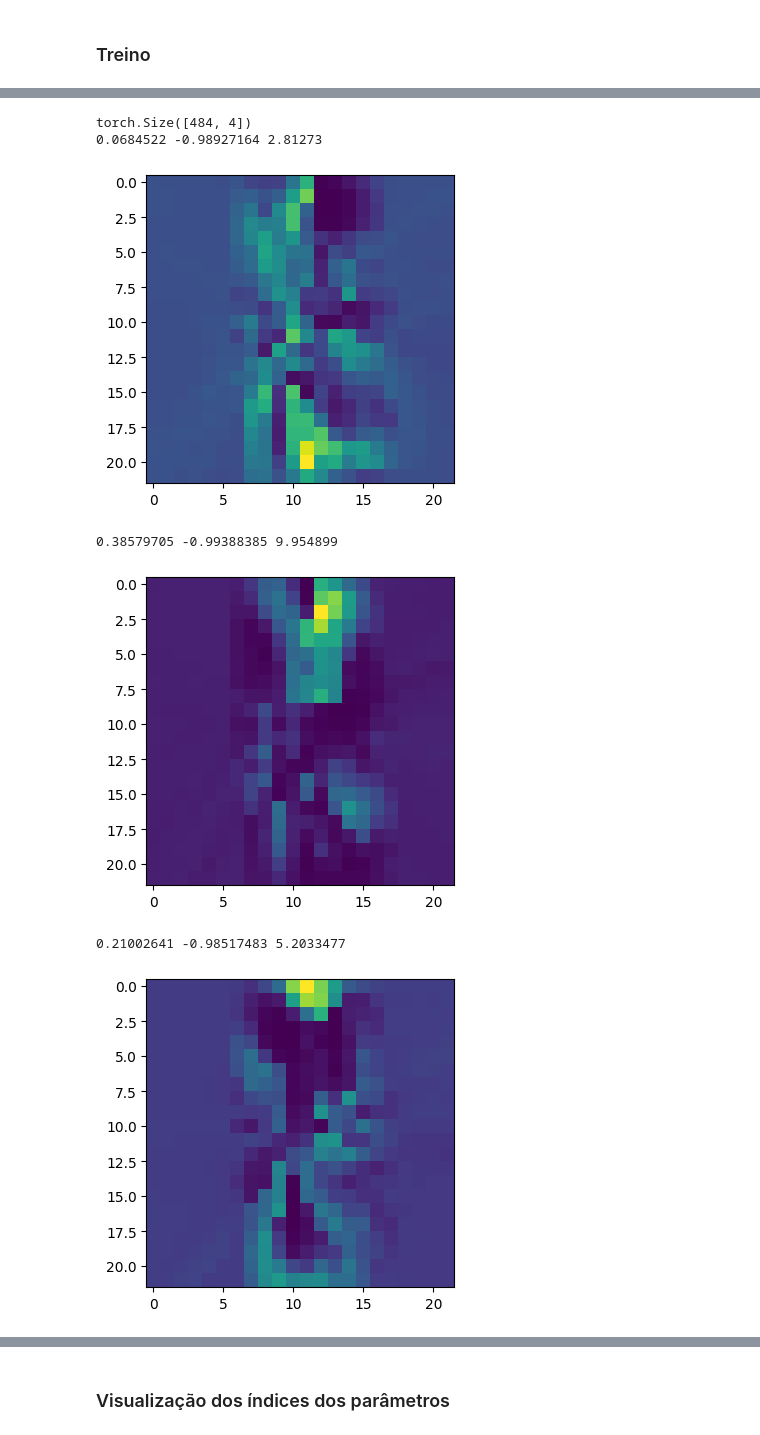
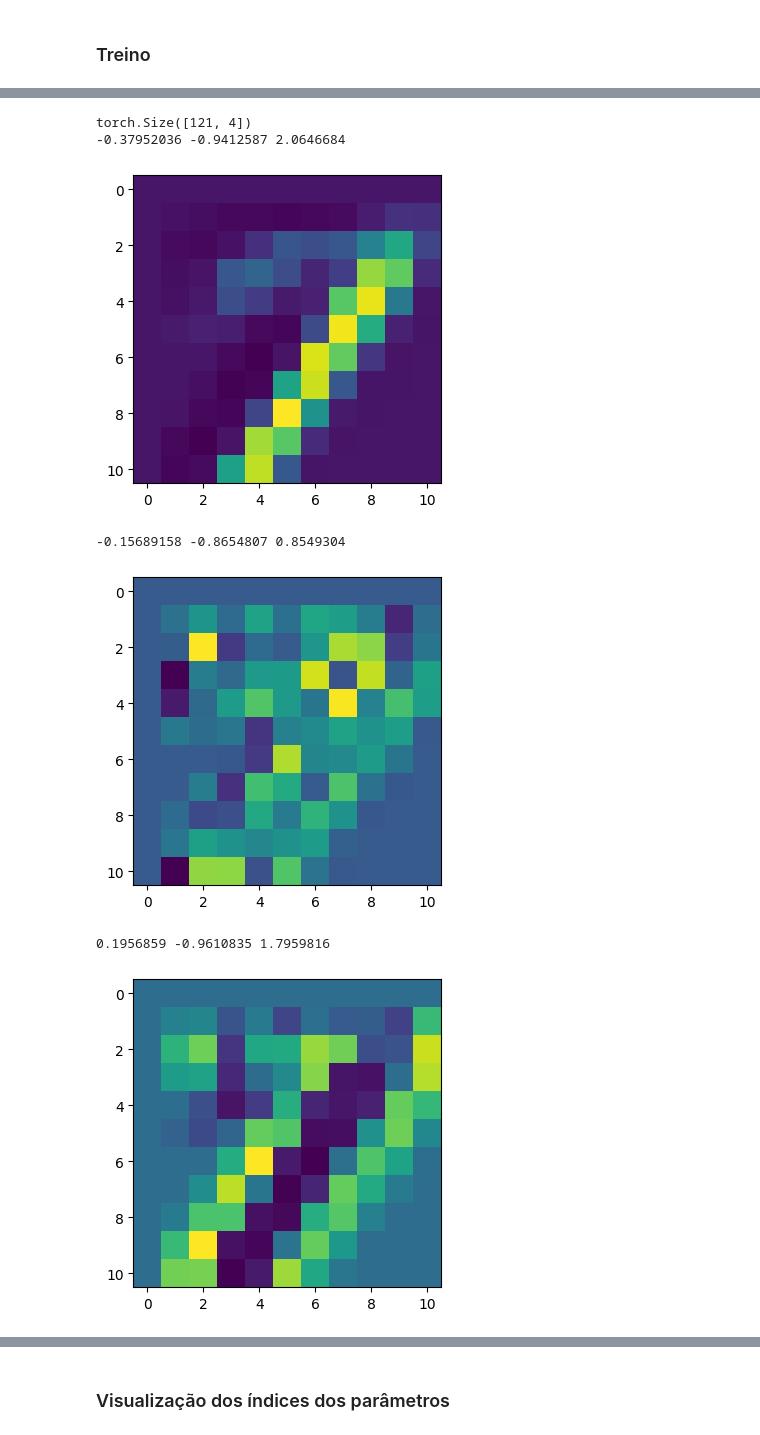
Before and after one commit to Ronnypetson/titanic, a Jupyter notebook: MNIST_Maromba.ipynb, the cells around one changed output, grey strips where cells are left out. Cells and saved outputs as stored; diff of their text form; code cells hidden in the pictures.

```diff
--- a/MNIST_Maromba.ipynb
+++ b/MNIST_Maromba.ipynb
@@ -684,11 +716,15 @@ class MTensor:
     ###
     onesa = torch.ones(self.idx.shape).to(self.idx.device)
     onesb = torch.ones(b.idx.shape).to(b.idx.device)
-    midx = norm_normalize(
-        norm_normalize(_nsbmd(aidx, onesb, aidx, bidx))
-        + norm_normalize(_nsbmd(onesa, bidx, aidx, bidx))
-    )
+    # midx = norm_normalize(
+    #     norm_normalize(_nsbmd(aidx, onesb, aidx, bidx))
+    #     + norm_normalize(_nsbmd(onesa, bidx, aidx, bidx))
+    # )
     # midx = norm_normalize(_nsbmd(aidx, bidx, aidx, bidx))
+    midx = (
+        _nsbmd(aidx, onesb, aidx, bidx)
+        + _nsbmd(onesa, bidx, aidx, bidx)
+    ) / 2.0
     # Pdb().set_trace()
     ###
     # midx = norm_normalize(
@@ -746,7 +782,10 @@ def idx2d(
   return idx
 
 class MModule(nn.Module):
-  def __init__(self, n_params=600, idx_dim=32, samples=32, sets=64, device="cpu"):
+  def __init__(
+      self, n_params=600, idx_dim=32, samples=32, sets=64, device="cpu",
+      probe_dim=None,
+      ):
     super().__init__()
     self.idx_dim = idx_dim
     self.samples = samples
@@ -762,7 +801,8 @@ class MModule(nn.Module):
     self.W_idx = nn.Parameter(_W_idx)
     self.MW = MTensor(self.W, self.W_idx)
     ###
-    self.probe = nn.Linear(484, 10).to(device) # 288, 400, 512
+    if probe_dim:
+      self.probe = nn.Linear(probe_dim, 10).to(device) # 288, 400, 512
     ###
     # self.activation = nn.ReLU()
     self.activation = nn.ELU()
@@ -1069,6 +1109,7 @@ if start_mode:
       samples=samples,
       sets=sets,
       device=device,
+      probe_dim=hidden_dim,
   )
   optimizer = Adam(model.parameters(), lr=1e-3) # 1e-2
 
@@ -1147,21 +1184,18 @@ imgs = [img.data.cpu().detach() for img in model.all_pools]
 # %%
 shapes = [
     (img_dim, img_dim, 1),
-    ((img_dim - 4) // 1, (img_dim - 4) // 1, 2),
-    (((img_dim - 4) // 1 - 2), ((img_dim - 4) // 1 - 2), 4),
-    (((img_dim - 4) // 1 - 4) // 2, ((img_dim - 4) // 1 - 4) // 2, 8),
+    ((img_dim - 2) // 2, (img_dim - 2) // 2, 2),
+    (((img_dim - 2) // 2 - 2) // 1, ((img_dim - 2) // 2 - 2) // 1, 4),
+    # (((img_dim - 4) // 1 - 4) // 2, ((img_dim - 4) // 1 - 4) // 2, 8),
     # ((img_dim - 4) // 2 - 2, (img_dim - 4) // 2 - 2, 4),
     # ((img_dim - 4) // 2 - 4, (img_dim - 4) // 2 - 4, 8),
 ]
 for idx, img in enumerate(imgs[:len(shapes)]):
-  img = img[0]
+  img = img[2]
   print(img.shape)
   img = img.reshape(*shapes[idx])
-  # img = img.permute(0, 2, 1)
-  # img = img.reshape(shapes[idx][0], -1)
   for ch in range(shapes[idx][2]):
     img_ = img[:, :, ch].numpy()
-    # plt.figure(figsize=(4 * shapes[idx][2], 4))
     plt.figure(figsize=(4, 4))
     print(img_.mean(), img_.min(), img_.max())
     plt.imshow(img_)
@@ -1178,7 +1212,7 @@ torch.Size([576, 2])
-torch.Size([484, 4])
-0.0684522 -0.98927164 2.81273
+torch.Size([121, 4])
+-0.37952036 -0.9412587 2.0646684
-[figure, old version]
+[figure, new version]
-0.38579705 -0.99388385 9.954899
+-0.15689158 -0.8654807 0.8549304
-[figure, old version]
+[figure, new version]
-0.21002641 -0.98517483 5.2033477
+0.1956859 -0.9610835 1.7959816
-[figure, old version]
+[figure, new version]
```
Also changed, not shown: parts of 6 cells of this notebook.
